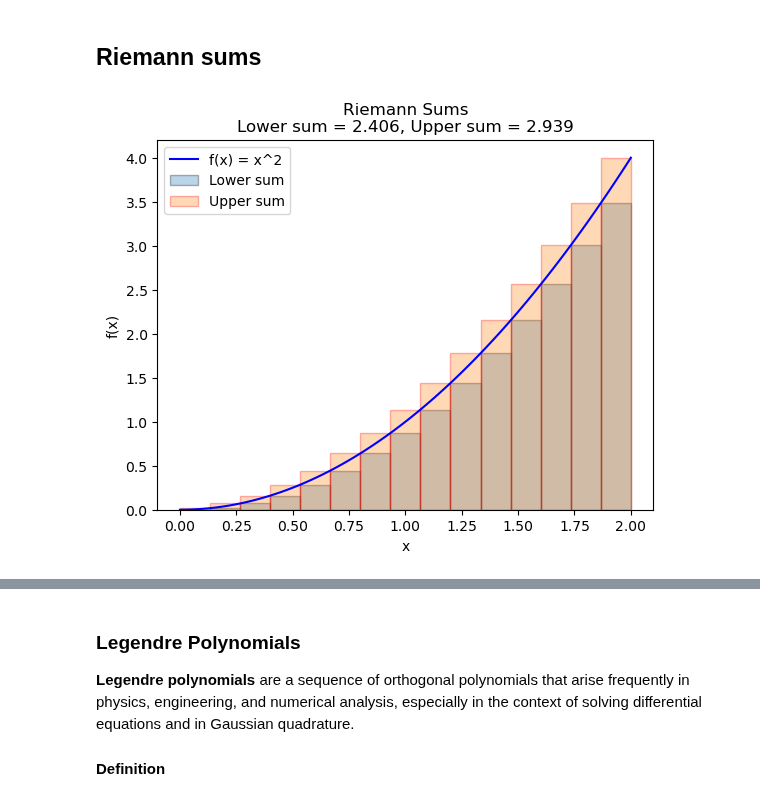
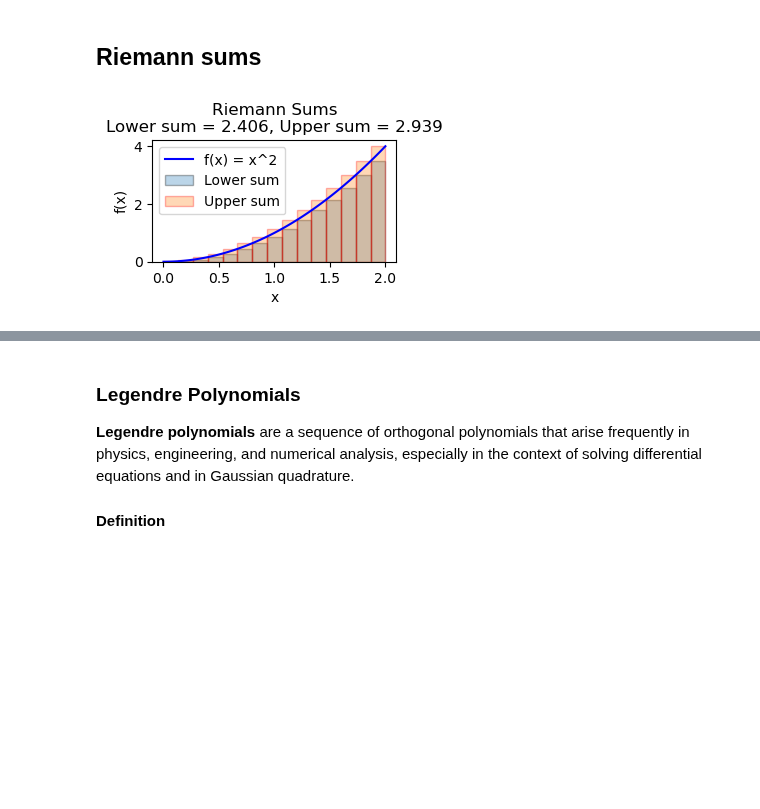
Before and after one commit to galendal/MAT160, a Jupyter notebook: integration.ipynb, the cells around one changed output, grey strips where cells are left out. Drawn from its saved outputs; the diff is of its cells as text; code cells hidden in the pictures; blank space fills up the shorter version.

```diff
--- a/integration.ipynb
+++ b/integration.ipynb
@@ -7,31 +7,32 @@ import matplotlib.pyplot as plt
 
 # Define the function to integrate
 def f(x):
     return x**2
 
 # Interval [a, b] and number of subintervals
 a, b = 0, 2
 n = 15
 x = np.linspace(a, b, n+1)
 dx = (b - a) / n
 
 # Lower sum (left endpoints)
 x_left = x[:-1]
 lower_sum = np.sum(f(x_left) * dx)
 
 # Upper sum (right endpoints)
 x_right = x[1:]
 upper_sum = np.sum(f(x_right) * dx)
 
 # Plotting
 X = np.linspace(a, b, 100)
 plt.plot(X, f(X), 'b', label='f(x) = x^2')
 plt.bar(x_left, f(x_left), width=dx, alpha=0.3, align='edge', edgecolor='k', label='Lower sum')
 plt.bar(x_right-dx, f(x_right), width=dx, alpha=0.3, align='edge', edgecolor='r', label='Upper sum')
 plt.legend()
 plt.title(f'Riemann Sums\nLower sum = {lower_sum:.3f}, Upper sum = {upper_sum:.3f}')
 plt.xlabel('x')
 plt.ylabel('f(x)')
+plt.gcf().set_size_inches(8 / 2.54, 4 / 2.54)
 plt.show()
 # %% [output]
-[figure, old version]
+[figure, new version]
```
Also changed, not shown: parts of 18 cells of this notebook.
